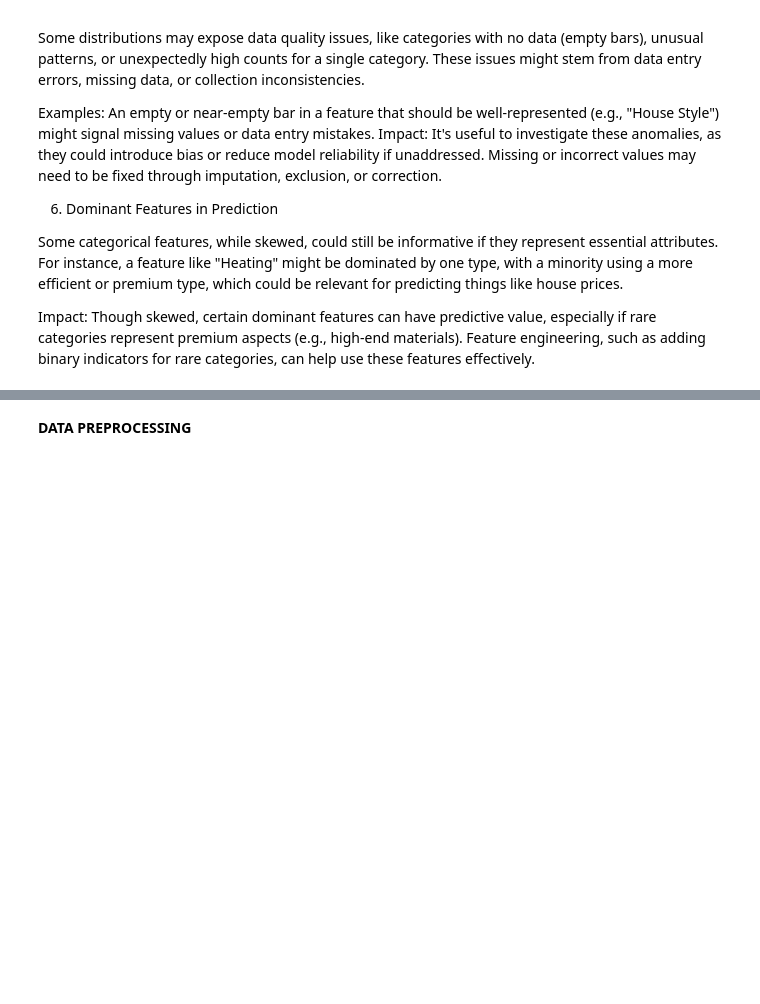
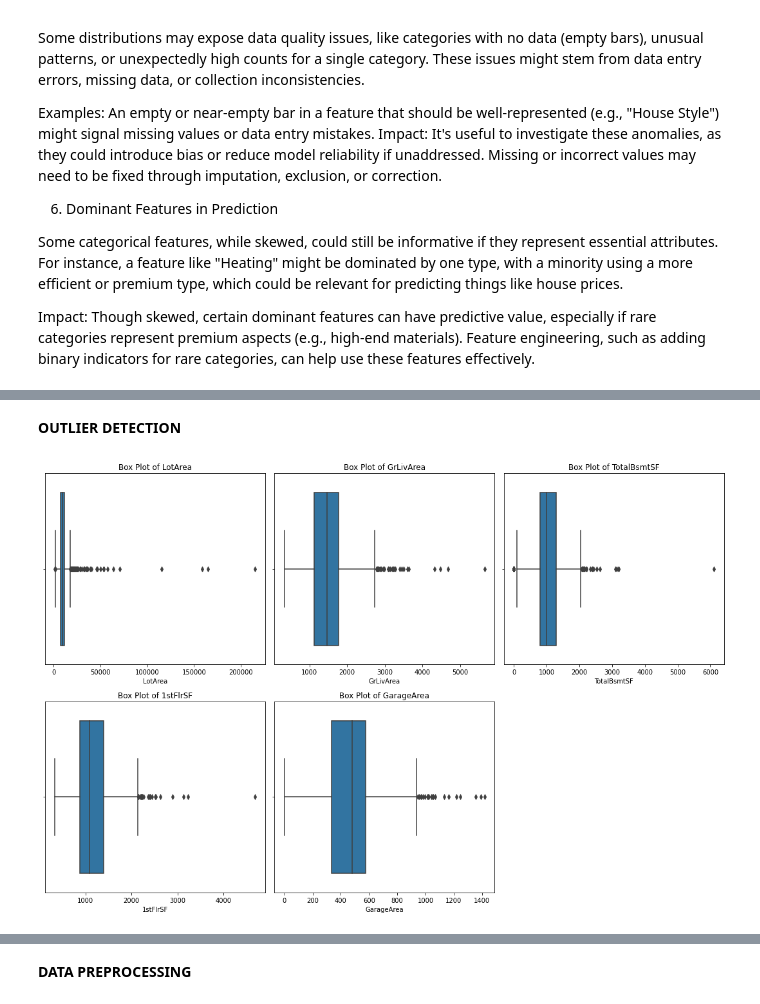
Before and after one commit to NamaembaSilali/House-Prices---Advanced-Regression-Techniques, a Jupyter notebook: index.ipynb, the cells around one changed output, grey strips where cells are left out. Cells and saved outputs as stored; diff of their text form; code cells hidden in the pictures; blank space fills up the shorter version.

Commit message:
outlier detection

```diff
--- a/index.ipynb
+++ b/index.ipynb
@@ -267,0 +254,15 @@ for col in categorical_cols:
+# %% [markdown]
+**OUTLIER DETECTION**
+# %%
+# Plotting box plots for potential outliers
+outlier_features = ['LotArea', 'GrLivArea', 'TotalBsmtSF', '1stFlrSF', 'GarageArea']
+
+plt.figure(figsize=(15, 10))
+for i, feature in enumerate(outlier_features, 1):
+    plt.subplot(2, 3, i)
+    sns.boxplot(x=data[feature])
+    plt.title(f'Box Plot of {feature}')
+plt.tight_layout()
+plt.show()
+# %% [output]
+[figure, added]
```
Also changed, not shown: parts of 6 cells of this notebook, 2 other files.
